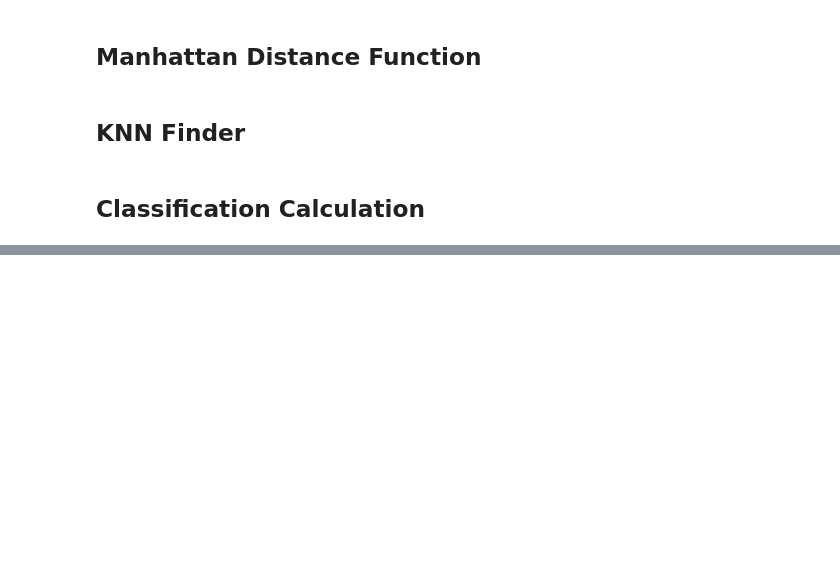
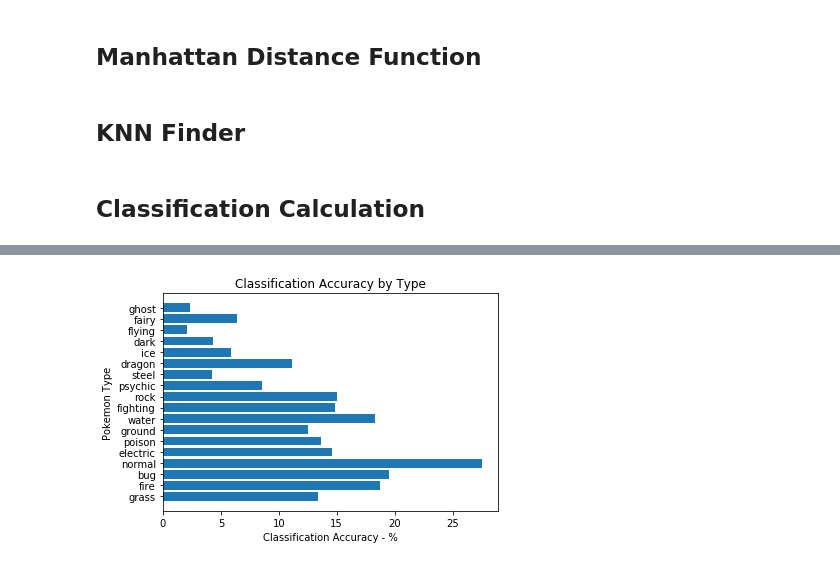
Before and after one commit to latent-variable/Pokemon_type_classifier, a Jupyter notebook: Type-Nearest_Neighbor.ipynb, the cells around one changed output, grey strips where cells are left out. Saved outputs shown, nothing was run; the diff lists cells and outputs as text; code cells hidden in the pictures; blank space fills up the shorter version.

```diff
--- a/Type-Nearest_Neighbor.ipynb
+++ b/Type-Nearest_Neighbor.ipynb
@@ -209,0 +336,9 @@ True
+# %%
+newTypeAccuracy = copy.deepcopy(typeAccuracy)
+
+for k in newTypeAccuracy:
+    for key in numClasses.keys():
+        if key in k:
+            k[key] = (k[key] / numClasses[key]) * 100
+
+newTypeAccuracy
@@ -209,0 +377,8 @@ True
+# %%
+plt.barh(list(newTypeAccuracy[0].keys()), list(newTypeAccuracy[0].values()), align='center')
+plt.ylabel('Pokemon Type')
+plt.xlabel('Classification Accuracy - %')
+plt.title('Classification Accuracy by Type')
+plt.show()
+# %% [output]
+[figure, added]
```
Also changed, not shown: parts of 21 cells of this notebook.
